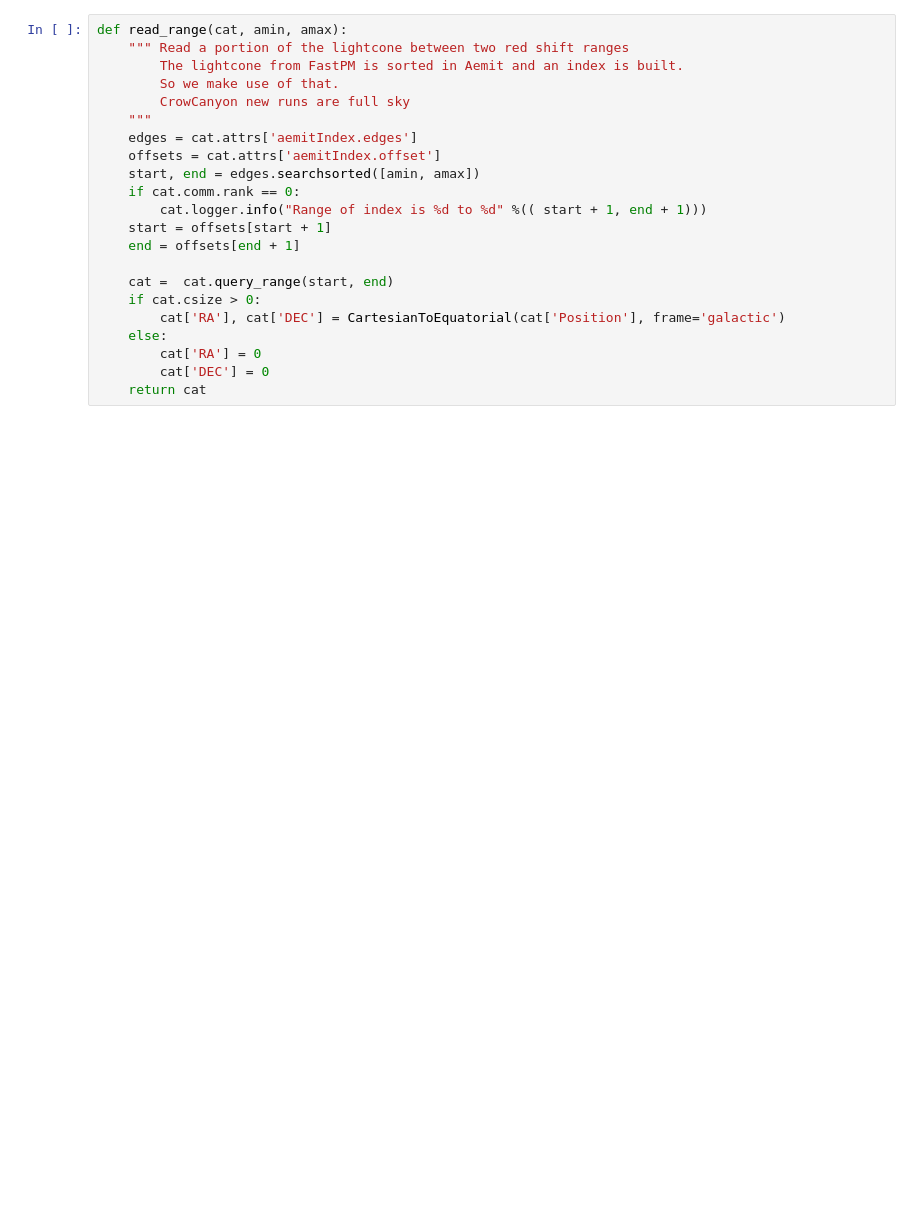
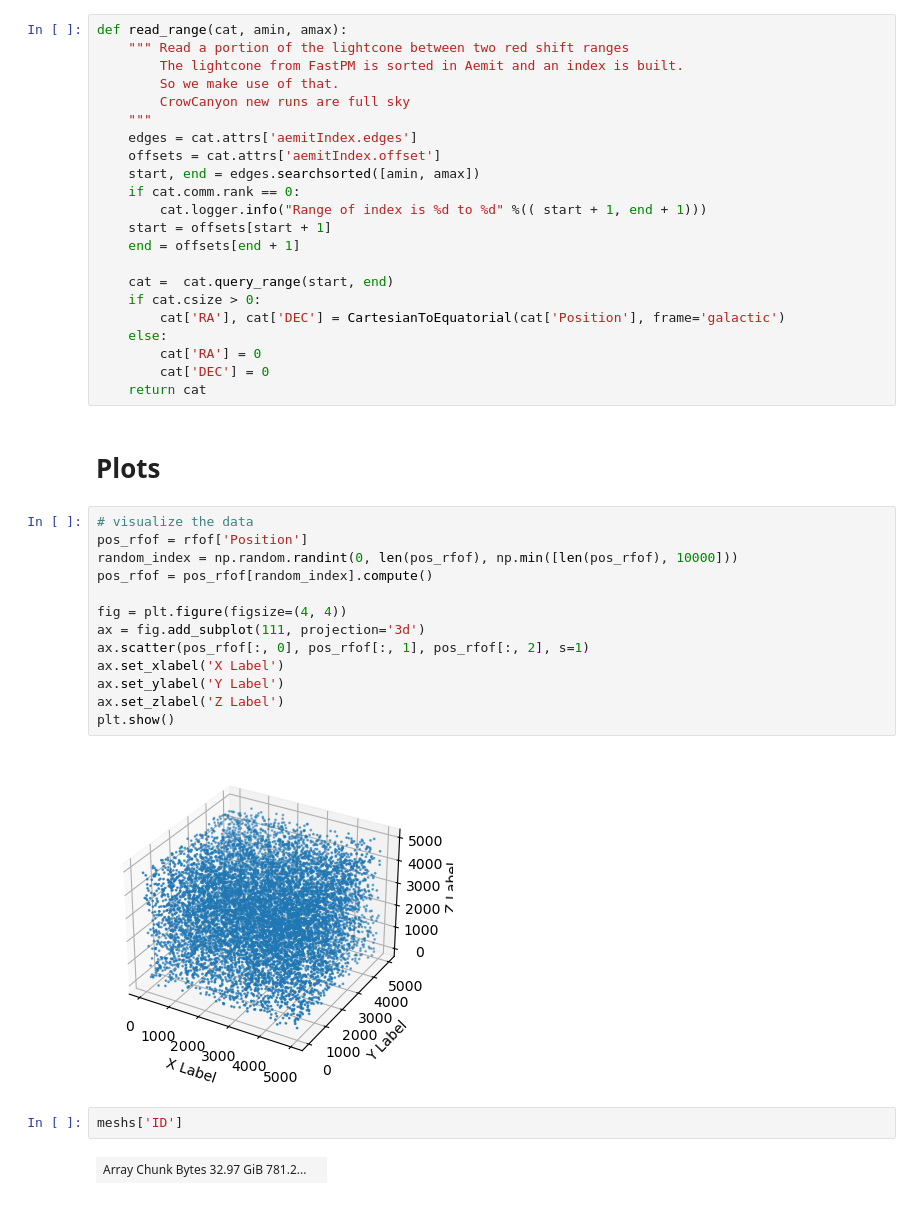
Before and after one commit to atokiwaipmu/LensingSSC, a Jupyter notebook: notebook/test.ipynb, the cells around one changed output. Drawn from its saved outputs; the diff is of its cells as text; blank space fills up the shorter version.

Commit message:
add some visualization

```diff
--- a/notebook/test.ipynb
+++ b/notebook/test.ipynb
@@ -61,3 +68,24 @@ def read_range(cat, amin, amax):
         cat['RA'] = 0
         cat['DEC'] = 0
     return cat
+# %% [markdown]
+# Plots
+# %%
+# visualize the data
+pos_rfof = rfof['Position']
+random_index = np.random.randint(0, len(pos_rfof), np.min([len(pos_rfof), 10000]))
+pos_rfof = pos_rfof[random_index].compute()
+
+fig = plt.figure(figsize=(4, 4))
+ax = fig.add_subplot(111, projection='3d')
+ax.scatter(pos_rfof[:, 0], pos_rfof[:, 1], pos_rfof[:, 2], s=1)
+ax.set_xlabel('X Label')
+ax.set_ylabel('Y Label')
+ax.set_zlabel('Z Label')
+plt.show()
+# %% [output]
+[figure, added]
+# %%
+meshs['ID']
+# %% [output]
+| Array Chunk Bytes 32.97 GiB 781.2... |  |
```
Also changed, not shown: parts of 6 cells of this notebook, 1 other file.
